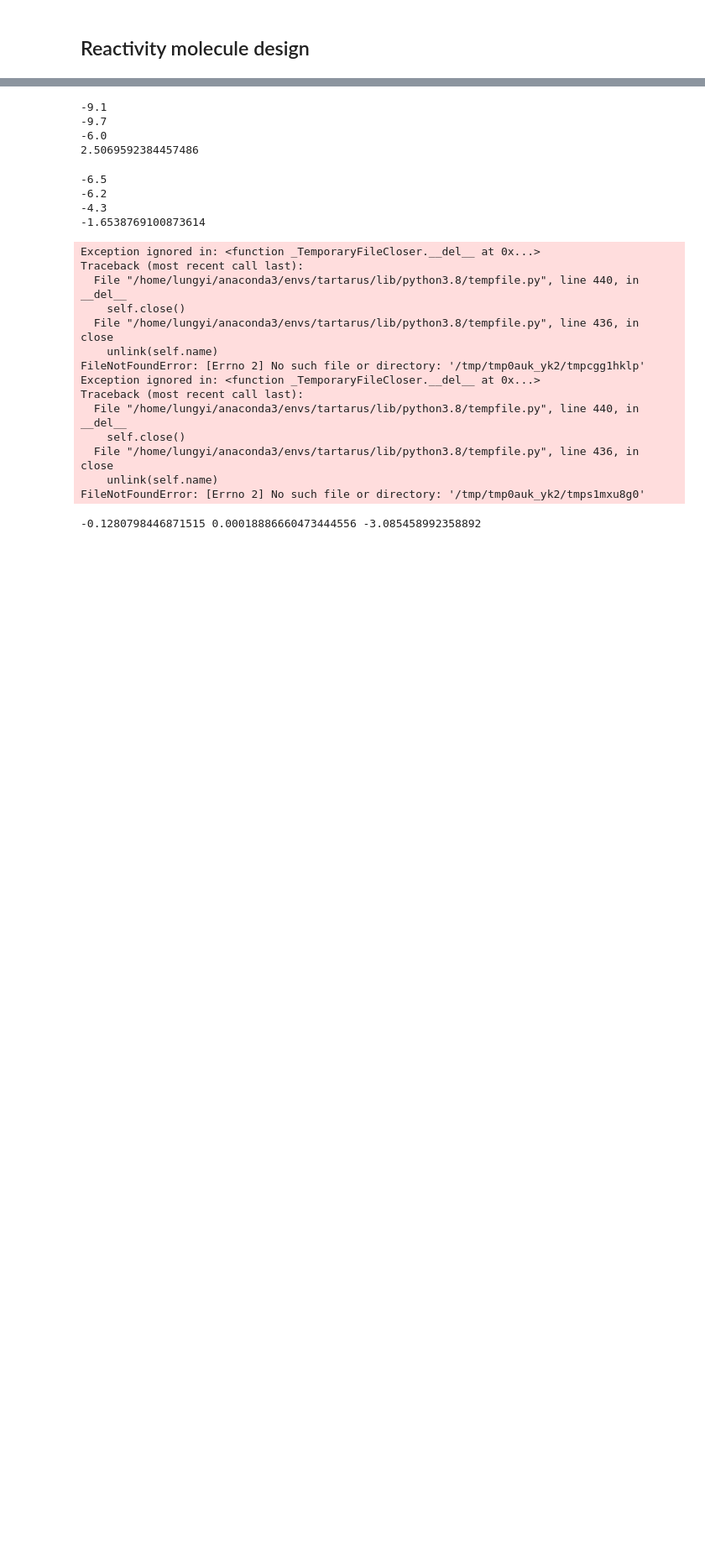
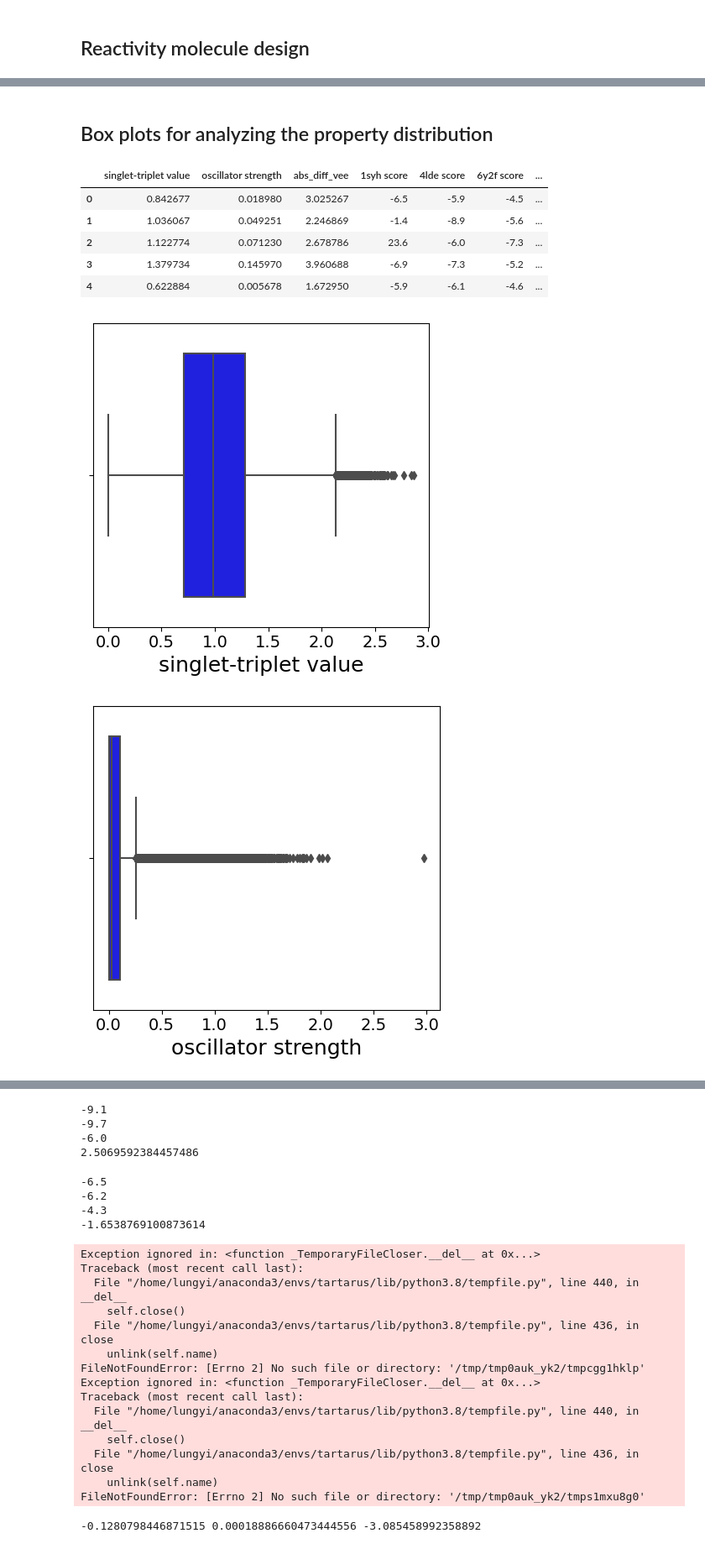
Before and after one commit to Lung-Yi/uncmoo, a Jupyter notebook: cal_target_weights.ipynb, the cells around one changed output, grey strips where cells are left out. Shown at 84% size. Cells and saved outputs as stored; diff of their text form; code cells hidden in the pictures; blank space fills up the shorter version.

```diff
--- a/cal_target_weights.ipynb
+++ b/cal_target_weights.ipynb
@@ -145,6 +159,8 @@ elite_ratio = 0.1
 os.makedirs(save_dir, exist_ok=True)
 target_scaler_dict = create_plot(data_path, target_columns, objective_columns, elite_ratio, save_dir)
 data = sort_save_dataset(data_path, target_scaler_dict)
+for target in target_columns:
+    overall_data[target] = data[target]
 # %% [output]
 minimize cutoff: -7.7
 extreme value: -10.0
@@ -173,6 +189,8 @@ elite_ratio = 0.15
 os.makedirs(save_dir, exist_ok=True)
 target_scaler_dict = create_plot(data_path, target_columns, objective_columns, elite_ratio, save_dir)
 data = sort_save_dataset(data_path, target_scaler_dict)
+for target in target_columns:
+    overall_data[target] = data[target]
 # %% [output]
 maximize cutoff: 86.96834316341382
 extreme value: 99.84126949273444
@@ -186,0 +205,26 @@ std: 4.507
+# %% [markdown]
+## Box plots for analyzing the property distribution
+# %%
+import seaborn as sns
+os.makedirs("figures/box_plots", exist_ok=True)
+
+all_targets = ['singlet-triplet value', "oscillator strength", '1syh score', '4lde score', '6y2f score',
+              'activation_energy', 'reaction_energy']
+for i, target in enumerate(all_targets):
+    plt.figure(figsize=(4.5, 4.5))
+    sns.boxplot(x=overall_data[target], data=overall_data, palette=["blue"], orient="Vertical",)
+    plt.xlabel(target, fontsize=18)
+    plt.xticks(fontsize=14)
+    plt.tight_layout()
+    plt.savefig(f"figures/box_plots/{i+1}_{target}.png")
+
+overall_data.head()
+# %% [output]
+|  | singlet-triplet value | oscillator strength | abs_diff_vee | 1syh score | 4lde score | 6y2f score | ... |
+| 0 | 0.842677 | 0.018980 | 3.025267 | -6.5 | -5.9 | -4.5 | ... |
+| 1 | 1.036067 | 0.049251 | 2.246869 | -1.4 | -8.9 | -5.6 | ... |
+| 2 | 1.122774 | 0.071230 | 2.678786 | 23.6 | -6.0 | -7.3 | ... |
+| 3 | 1.379734 | 0.145970 | 3.960688 | -6.9 | -7.3 | -5.2 | ... |
+| 4 | 0.622884 | 0.005678 | 1.672950 | -5.9 | -6.1 | -4.6 | ... |
+[figure, added]
+[figure, added]
```
Also changed, not shown: parts of 8 cells of this notebook, 47 other files.
